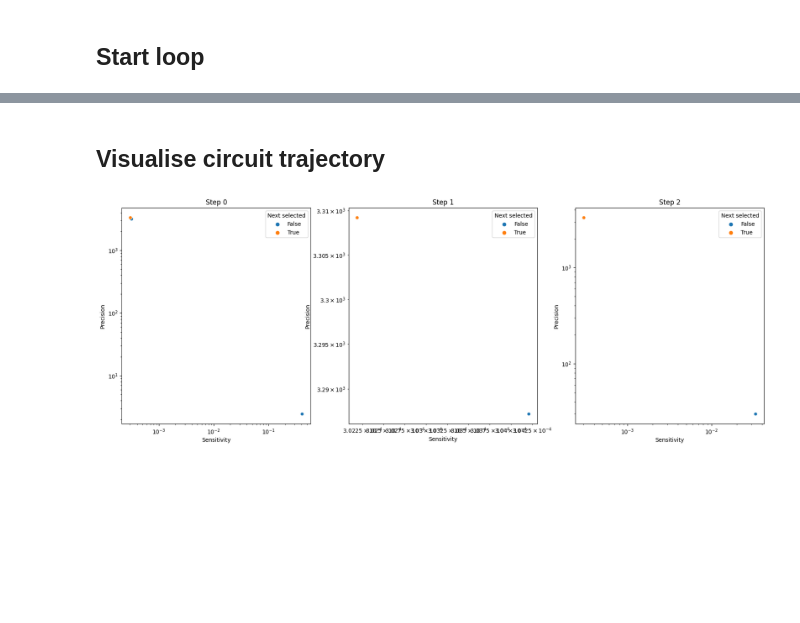
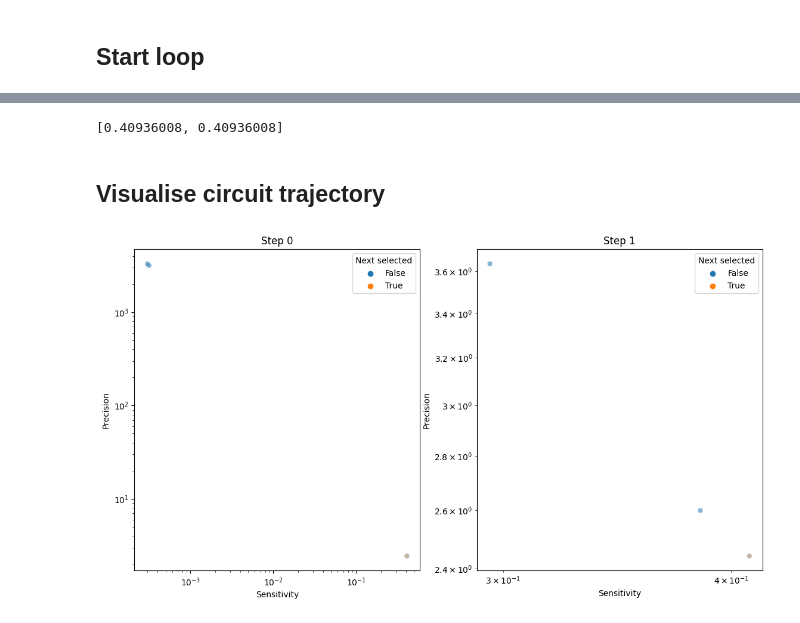
Before and after one commit to olive004/synbio_morpher, a Jupyter notebook: notebooks/16_Monte_Carlo_circuit_adaptability.ipynb, the cells around one changed output, grey strips where cells are left out. Cells and saved outputs as stored; diff of their text form; code cells hidden in the pictures; blank space fills up the shorter version.

```diff
--- a/notebooks/16_Monte_Carlo_circuit_adaptability.ipynb
+++ b/notebooks/16_Monte_Carlo_circuit_adaptability.ipynb
@@ -222,10 +220,10 @@ def make_next_name(name: str, subname: str, run: int):
 ### Choosing next circuit
 # %%
 
-def choose_next(batch: list, choose_max: int = 4, target_species: int = -1):
+def choose_next(batch: list, choose_max: int = 4, target_species: List[str] = [-1]):
 
-    def make_data(batch, batch_analytics, target_species: int):
-        mutated_species = [[(c.name, jax.tree_util.tree_flatten(v.keys())) for k, v in c.mutations.items()] for c in batch]
+    def make_data(batch, batch_analytics, target_species: List[str]):
+        # mutated_species = [[(c.name, jax.tree_util.tree_flatten(v.keys())) for k, v in c.mutations.items()] for c in batch]
         d = pd.DataFrame(
             data=np.concatenate(
                 [
@@ -236,9 +234,12 @@ def choose_next(batch: list, choose_max: int = 4, target_species: int = -1):
             ),
             columns=['Name', 'Subname']
         )
-        d['Sensitivity'] = np.asarray([b['sensitivity_wrt_species-6'][target_species] for b in batch_analytics]) / scale_sensitivity
-        d['Precision'] = np.asarray([b['precision_wrt_species-6'][target_species] for b in batch_analytics]) / scale_precision
         d['Circuit Obj'] = batch
+        t_idxs = {s.name: batch[0].model.species.index(s.name) for s in batch[0].model.species if s.name in target_species}
+        for t in target_species:
+            t_idx = t_idxs[t]
+            d[f'Sensitivity species-{t}'] = np.asarray([b['sensitivity_wrt_species-6'][t_idx] for b in batch_analytics])
+            d[f'Precision species-{t}'] = np.asarray([b['precision_wrt_species-6'][t_idx] for b in batch_analytics])
         return d
 
     scale_sensitivity = 1
@@ -257,7 +258,7 @@ def choose_next(batch: list, choose_max: int = 4, target_species: int = -1):
     data_1['dS'] = data_1['Sensitivity'] - data_1['Parent Sensitivity']
     data_1['dP'] = data_1['Precision'] - data_1['Parent Precision']
 
-    circuits_chosen = data_1.sort_values(by=['dS', 'dP', 'Sensitivity', 'Precision'])['Circuit Obj'].iloc[:choose_max].to_list()
+    circuits_chosen = data_1[(data_1['dS'] >= 0) & (data_1['dP'] >= 0)].sort_values(by=['Sensitivity', 'Precision'], ascending=False)['Circuit Obj'].iloc[:choose_max].to_list()
     data_1['Next selected'] = data_1['Circuit Obj'].isin(circuits_chosen)
     return circuits_chosen, data_1
 # %% [markdown]
@@ -284,10 +285,10 @@ def get_mutated_sequences(path, circ_row, mutation_type_mapping) -> dict:
     return sequences
 
 
-def process_for_next_run(circuits: list, data_writer: DataWriter, run: int):
+def process_for_next_run(circuits: list, data_writer: DataWriter):
 
     for i, c in enumerate(circuits):
-        circuits[i].name = make_next_name(c.name, c.subname, run)
+        circuits[i].name = make_next_name(c.name)
         # sequences = {s.name: s.physical_data for s in c.model.species if s.physical_data}
         sequences = load_seq_from_FASTA(c.data.source, as_type='dict')
         circuits[i].data.source = write_mutated_circuit(
@@ -327,7 +328,7 @@ def make_starting_circuits(starting_circuits: pd.DataFrame, config: dict, data_w
             data_writer=data_writer)
         curr_config['data_path'] = path
         circuit = construct_circuit_from_cfg(prev_configs=None, config_file=curr_config)
-        circuit.name = make_next_name(circ_row['circuit_name'], circ_row['mutation_name'], i)
+        circuit.name = make_next_name(circ_row['circuit_name'])
         circuits.append(circuit)
 
     return circuits
@@ -355,8 +338,8 @@ array([0.00000000e+00, 1.22114412e-03, 1.83176472e-03, ...,
 assert ('gpu' in str(jax.devices())) or ('GPU' in str(jax.devices())), 'Maybe use a GPU'
 # %%
 target_species = -1
-choose_max = 20
-total_steps = 3
+choose_max = 3
+total_steps = 2
 
 starting = make_starting_circuits(starting_circ_rows.iloc[:choose_max], config, data_writer)
 starting = simulate(starting, modeller, config)
@@ -379,15 +374,15 @@ for step in range(total_steps):
 
     print('\n\nStarting new batch\n\n')
 
-    batch = mutate(starting, evolver, algorithm='all')
+    batch = mutate(starting, evolver, algorithm='random')
     batch = simulate(batch, modeller, config)
     expanded_batchs = []
     for b in batch:
         config['data_path'] = b.data.source
-        expanded_batchs.append(flatten_listlike([load_circuit(
+        expanded_batchs.append(load_circuit(
             os.path.join(data_writer.top_write_dir, b.name),
-            name=b.name, config=config, load_mutations_as_circuits=True)] for b in batch))
-    expanded_batchs = flatten_listlike(flatten_listlike(expanded_batchs))
+            name=b.name, config=config, load_mutations_as_circuits=True))
+    expanded_batchs = flatten_listlike(expanded_batchs, safe=True)
     starting, summary_data = choose_next(batch=expanded_batchs, choose_max=choose_max, target_species=target_species)
     starting = process_for_next_run(starting, data_writer=data_writer, run=step)
 
@@ -442,30 +420,34 @@ circuit_manager.py:simulate_signal_batch():340:                 Simulating signa
+# %%
+print([s['Sensitivity'].max() for s in summary_datas.values()])
+# %% [output]
+[0.40936008, 0.40936008]
 # %% [markdown]
 ## Visualise circuit trajectory
 # %%
 
 plt.figure(figsize=(len(summary) * 7, 7))
 for step, sdata in summary_datas.items():
     ax = plt.subplot(1,len(summary), step+1)
 
     # batch_analytics = [load_json_as_dict(os.path.join(data_writer.top_write_dir, c.name, 'report_signal.json')) for c in circuits]
 
     # batch_analytics = [circuit.result_collector.get_result('signal').analytics for circuit in circuits]
 
     # d = pd.DataFrame(
     #     data=np.concatenate(
     #         [
     #             np.asarray([b['sensitivity_wrt_species-6'][target_species] for b in batch_analytics]),
     #             np.asarray([b['precision_wrt_species-6'][target_species] for b in batch_analytics]),
     #             np.asarray([c in summary[step] for c in circuits])[:, None]
     #         ],
     #         axis=1
     #     ),
     #     columns=['Sensitivity', 'Precision', 'Next selected']
     # )
 
-    sns.scatterplot(sdata.sort_values(by=['Next selected']), x='Sensitivity', y='Precision', hue='Next selected')
+    sns.scatterplot(sdata.sort_values(by=['Next selected']), x='Sensitivity', y='Precision', hue='Next selected', alpha=0.1)
     plt.xscale('log')
     plt.yscale('log')
     plt.title(f'Step {step}')
 # %% [output]
-[figure, old version]
+[figure, new version]
```
Also changed, not shown: parts of 11 cells of this notebook, 5 other files.
